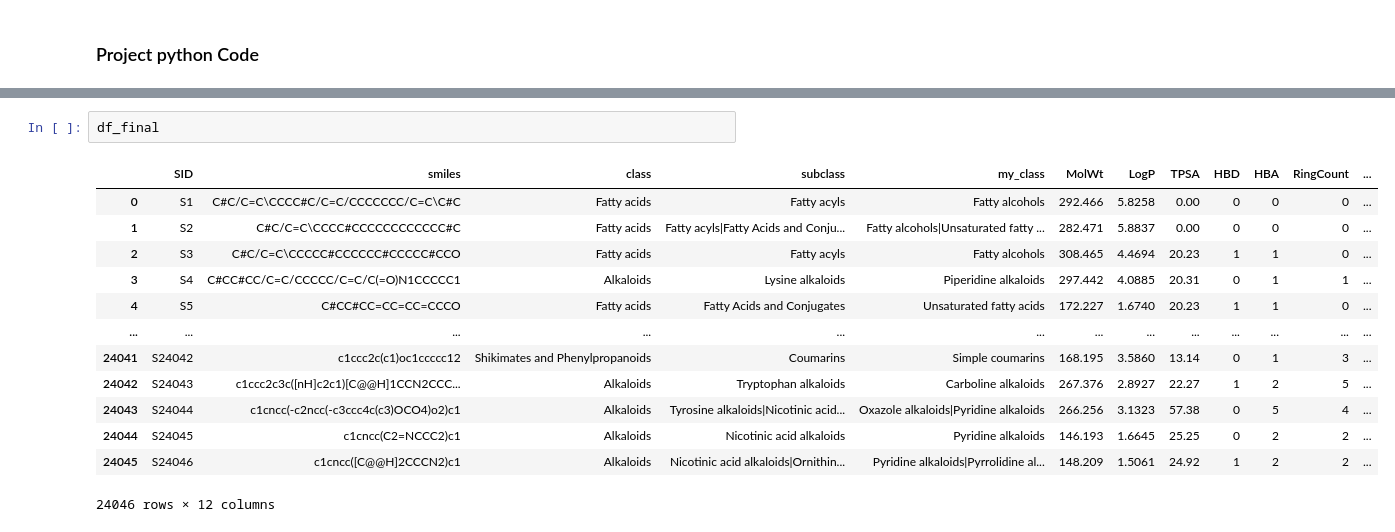
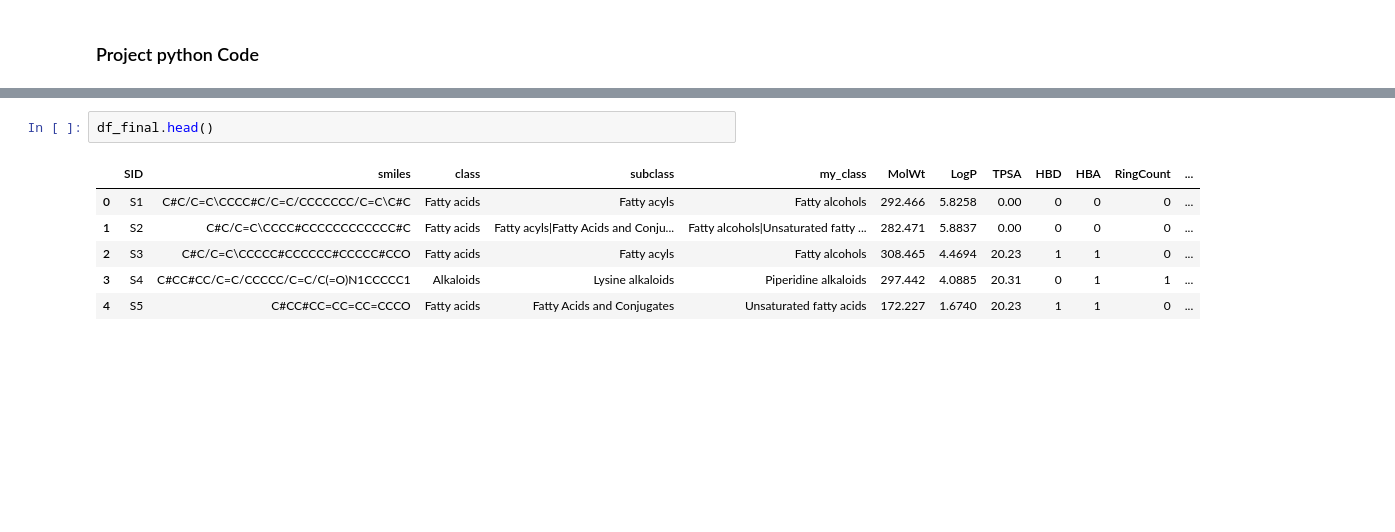
Before and after one commit to Hassan-Haydar/DSA103, a Jupyter notebook: LifeScienceData/project/project.ipynb, the cells around one changed output, grey strips where cells are left out. Drawn from its saved outputs; the diff is of its cells as text; blank space fills up the shorter version.

```diff
--- a/LifeScienceData/project/project.ipynb
+++ b/LifeScienceData/project/project.ipynb
@@ -72,16 +80,9 @@ df_final = pd.concat([df_collapsed, desc_df], axis=1)
 # %%
-df_final
+df_final.head()
 # %% [output]
 |  | SID | smiles | class | subclass | my_class | MolWt | LogP | TPSA | HBD | HBA | RingCount | ... |
 | 0 | S1 | C#C/C=C\CCCC#C/C=C/CCCCCCC/C=C\C#C | Fatty acids | Fatty acyls | Fatty alcohols | 292.466 | 5.8258 | 0.00 | 0 | 0 | 0 | ... |
 | 1 | S2 | C#C/C=C\CCCC#CCCCCCCCCCCC#C | Fatty acids | Fatty acyls|Fatty Acids and Conju... | Fatty alcohols|Unsaturated fatty ... | 282.471 | 5.8837 | 0.00 | 0 | 0 | 0 | ... |
 | 2 | S3 | C#C/C=C\CCCCC#CCCCCC#CCCCC#CCO | Fatty acids | Fatty acyls | Fatty alcohols | 308.465 | 4.4694 | 20.23 | 1 | 1 | 0 | ... |
 | 3 | S4 | C#CC#CC/C=C/CCCCC/C=C/C(=O)N1CCCCC1 | Alkaloids | Lysine alkaloids | Piperidine alkaloids | 297.442 | 4.0885 | 20.31 | 0 | 1 | 1 | ... |
 | 4 | S5 | C#CC#CC=CC=CC=CCCO | Fatty acids | Fatty Acids and Conjugates | Unsaturated fatty acids | 172.227 | 1.6740 | 20.23 | 1 | 1 | 0 | ... |
-| ... | ... | ... | ... | ... | ... | ... | ... | ... | ... | ... | ... | ... |
-| 24041 | S24042 | c1ccc2c(c1)oc1ccccc12 | Shikimates and Phenylpropanoids | Coumarins | Simple coumarins | 168.195 | 3.5860 | 13.14 | 0 | 1 | 3 | ... |
-| 24042 | S24043 | c1ccc2c3c([nH]c2c1)[C@@H]1CCN2CCC... | Alkaloids | Tryptophan alkaloids | Carboline alkaloids | 267.376 | 2.8927 | 22.27 | 1 | 2 | 5 | ... |
-| 24043 | S24044 | c1cncc(-c2ncc(-c3ccc4c(c3)OCO4)o2)c1 | Alkaloids | Tyrosine alkaloids|Nicotinic acid... | Oxazole alkaloids|Pyridine alkaloids | 266.256 | 3.1323 | 57.38 | 0 | 5 | 4 | ... |
-| 24044 | S24045 | c1cncc(C2=NCCC2)c1 | Alkaloids | Nicotinic acid alkaloids | Pyridine alkaloids | 146.193 | 1.6645 | 25.25 | 0 | 2 | 2 | ... |
-| 24045 | S24046 | c1cncc([C@@H]2CCCN2)c1 | Alkaloids | Nicotinic acid alkaloids|Ornithin... | Pyridine alkaloids|Pyrrolidine al... | 148.209 | 1.5061 | 24.92 | 1 | 2 | 2 | ... |
-24046 rows × 12 columns
```
Also changed, not shown: parts of 5 cells of this notebook.
